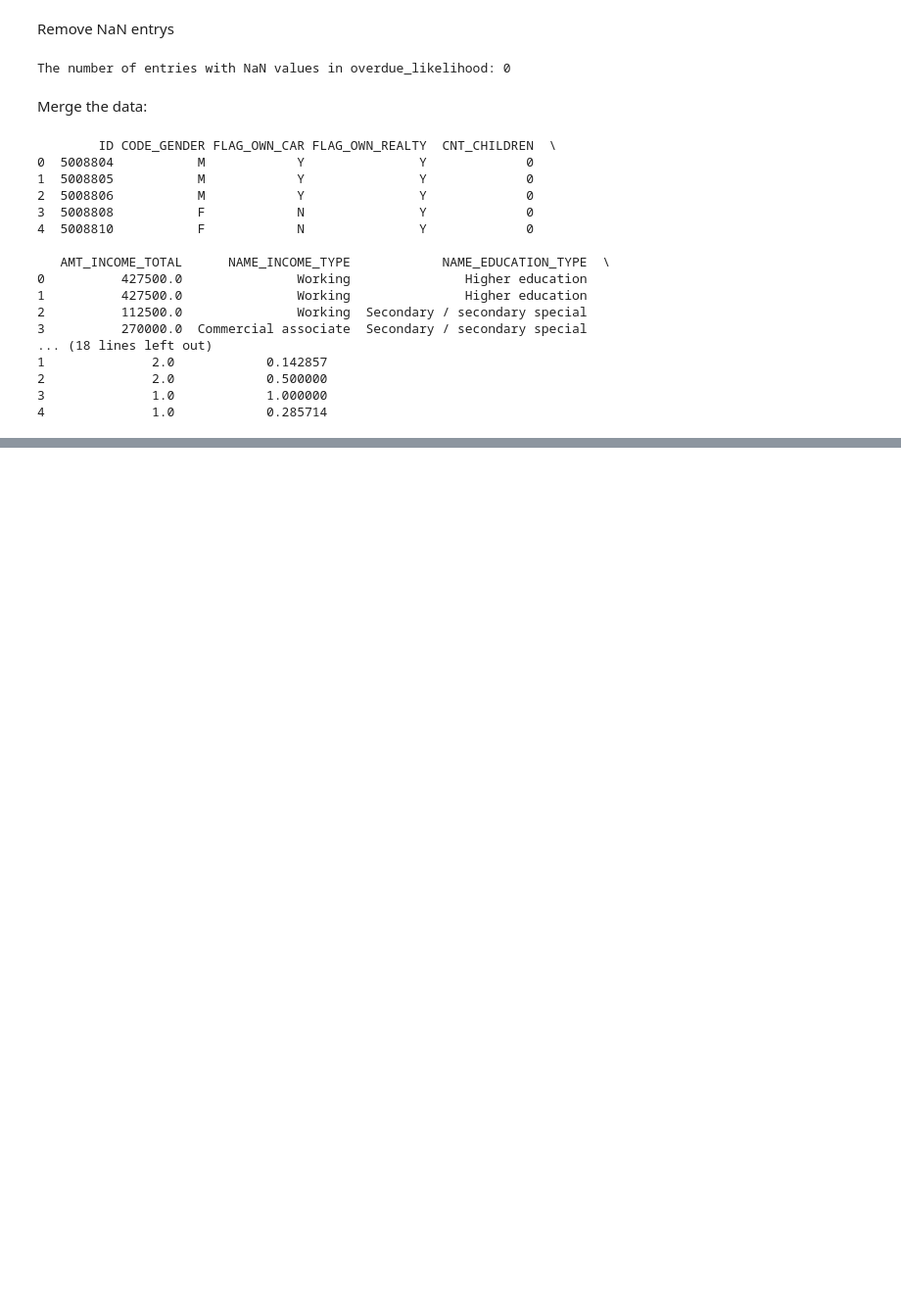
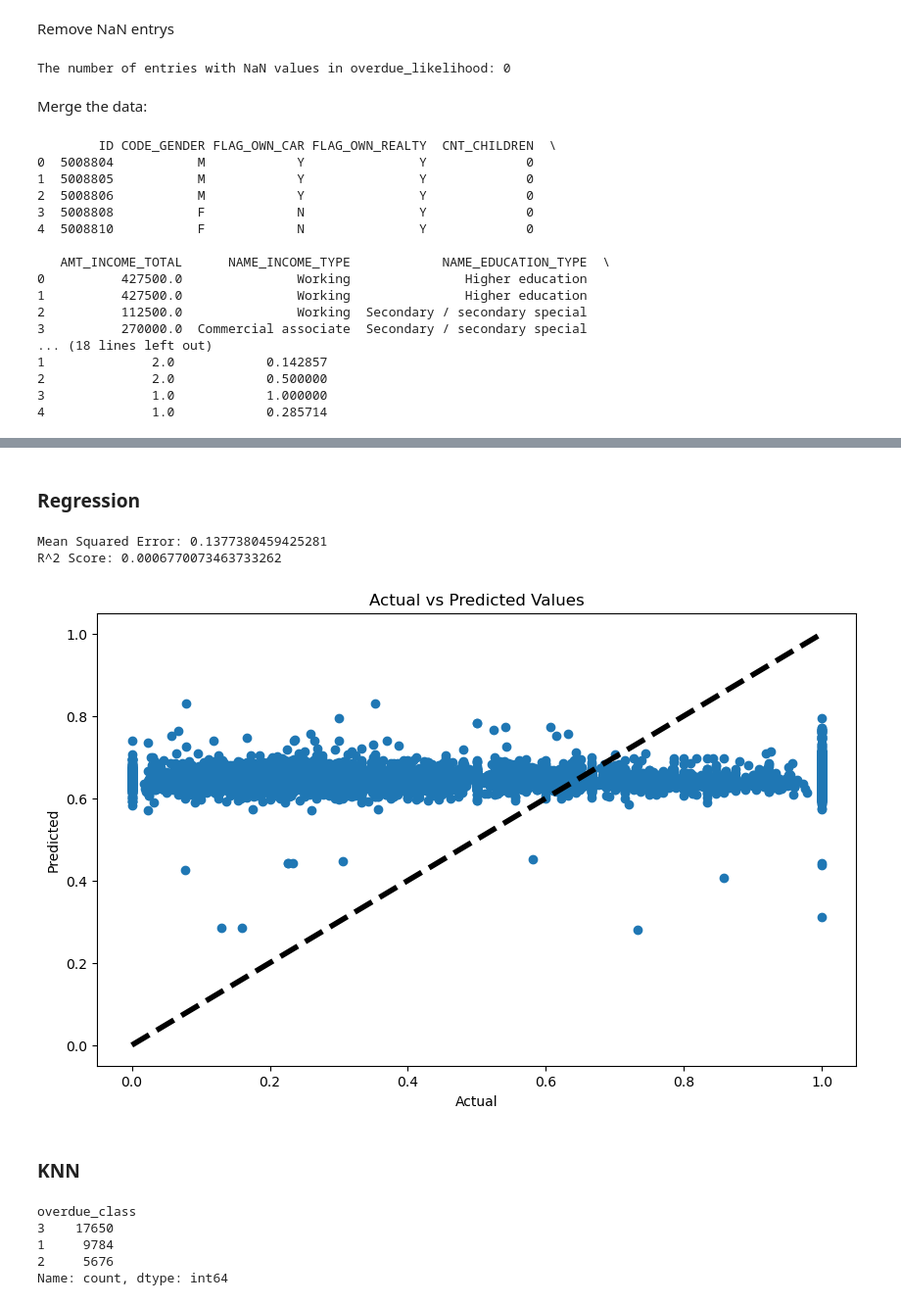
Before and after one commit to mj0stjo/ML-Lab-Project, a Jupyter notebook: Lab Project Notebook.ipynb, the cells around one changed output, grey strips where cells are left out. Shown: that part at 98% size. Saved outputs shown, nothing was run; the diff lists cells and outputs as text; code cells hidden in the pictures; blank space fills up the shorter version.

Commit message:
update modelling section

```diff
--- a/Lab Project Notebook.ipynb
+++ b/Lab Project Notebook.ipynb
@@ -479,0 +464,63 @@ KeyboardInterrupt:
+# %% [markdown]
+### Regression
+# %%
+X_enc = df_enc.drop('overdue_class', axis=1)
+X_enc = X_enc.drop('overdue_likelihood', axis=1)
+Y = df_enc['overdue_likelihood']
+
+scaler = StandardScaler()
+X_scaled = scaler.fit_transform(X_enc)
+df_scaled = pd.DataFrame(X_scaled, columns= X_enc.columns)
+
+X_train, X_test, y_train, y_test = train_test_split(df_scaled, Y, test_size=0.3, random_state=42)
+# %%
+from sklearn.model_selection import train_test_split
+from sklearn.linear_model import Ridge
+from sklearn.metrics import mean_squared_error, r2_score
+import matplotlib.pyplot as plt
+
+# Assuming df_scaled and Y are your feature and target dataframes respectively
+# X_train, X_test, y_train, y_test = train_test_split(df_scaled, Y, test_size=0.3, random_state=42)
+
+# Initialize the Ridge Regression model
+ridge_reg = Ridge()
+
+# Train the model
+ridge_reg.fit(X_train, y_train)
+
+# Predicting the target values for the test set
+y_pred = ridge_reg.predict(X_test)
+
+# Calculating metrics
+mse = mean_squared_error(y_test, y_pred)
+r2 = r2_score(y_test, y_pred)
+
+print(f"Mean Squared Error: {mse}")
+print(f"R^2 Score: {r2}")
+# %% [output]
+Mean Squared Error: 0.1377380459425281
+R^2 Score: 0.0006770073463733262
+# %%
+plt.figure(figsize=(10, 6))
+plt.scatter(y_test, y_pred)
+plt.plot([y_test.min(), y_test.max()], [y_test.min(), y_test.max()], 'k--', lw=4)
+plt.xlabel('Actual')
+plt.ylabel('Predicted')
+plt.title('Actual vs Predicted Values')
+plt.show()
+# %% [output]
+[figure, added]
+# %% [markdown]
+### KNN
+# %%
+bins = [0, 0.33, 0.66, 1]
+labels = ['1', '2', '3']
+
+df_enc['overdue_class'] = pd.cut(df_enc['overdue_likelihood'], bins=bins, labels=labels, include_lowest=True)
+df_enc['overdue_class'].value_counts()
+# %% [output]
+overdue_class
+3    17650
+1     9784
+2     5676
+Name: count, dtype: int64
```
Also changed, not shown: parts of 15 cells of this notebook.
